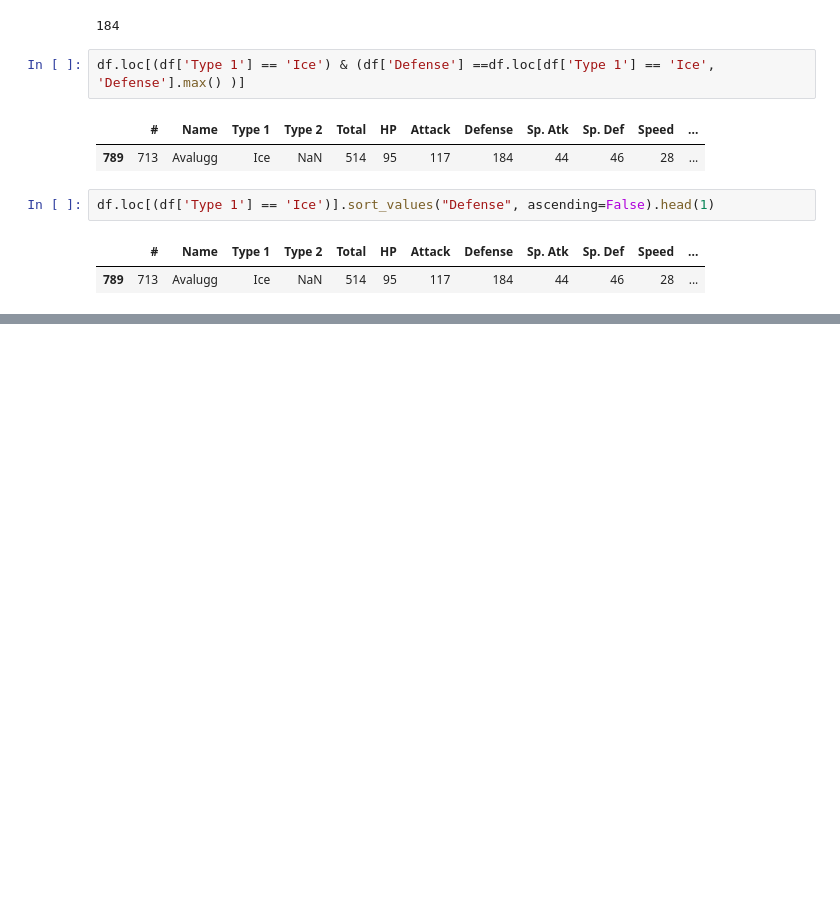
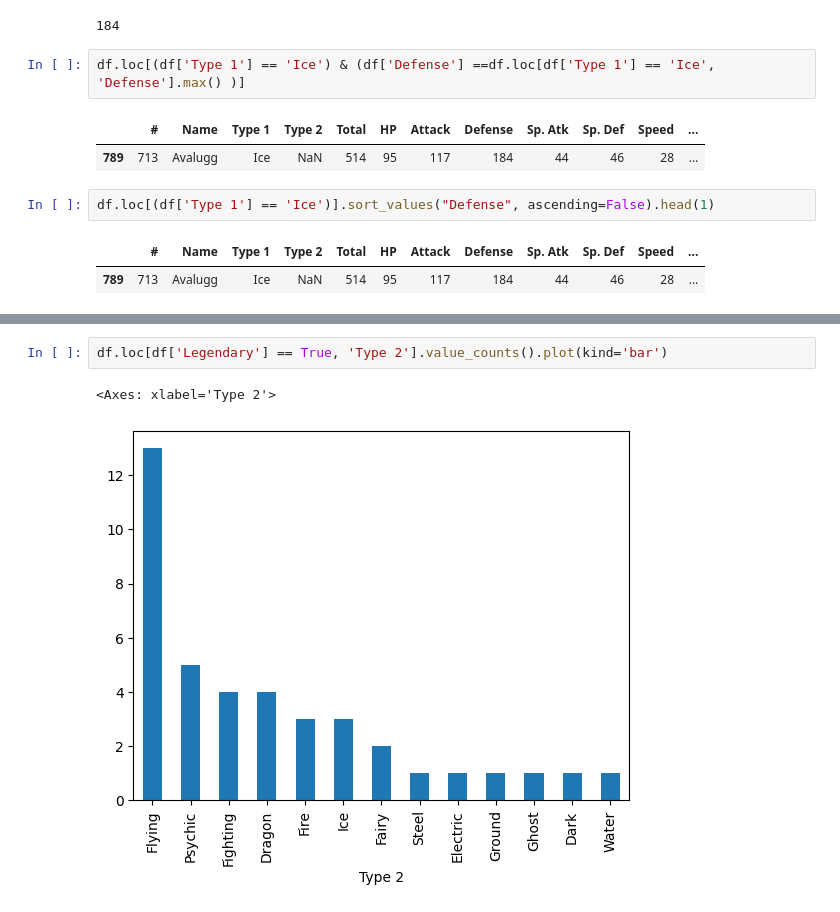
Before and after one commit to swataswayam-14/Pandas_Fundamentals, a Jupyter notebook: pokemon.ipynb, the cells around one changed output, grey strips where cells are left out. Drawn from its saved outputs; the diff is of its cells as text; blank space fills up the shorter version.

```diff
--- a/pokemon.ipynb
+++ b/pokemon.ipynb
@@ -225,0 +241,5 @@ df.loc[(df['Type 1'] == 'Ice')].sort_values("Defense", ascending=False).head(1)
+# %%
+df.loc[df['Legendary'] == True, 'Type 2'].value_counts().plot(kind='bar')
+# %% [output]
+<Axes: xlabel='Type 2'>
+[figure, added]
```
Also changed, not shown: parts of 18 cells of this notebook.
